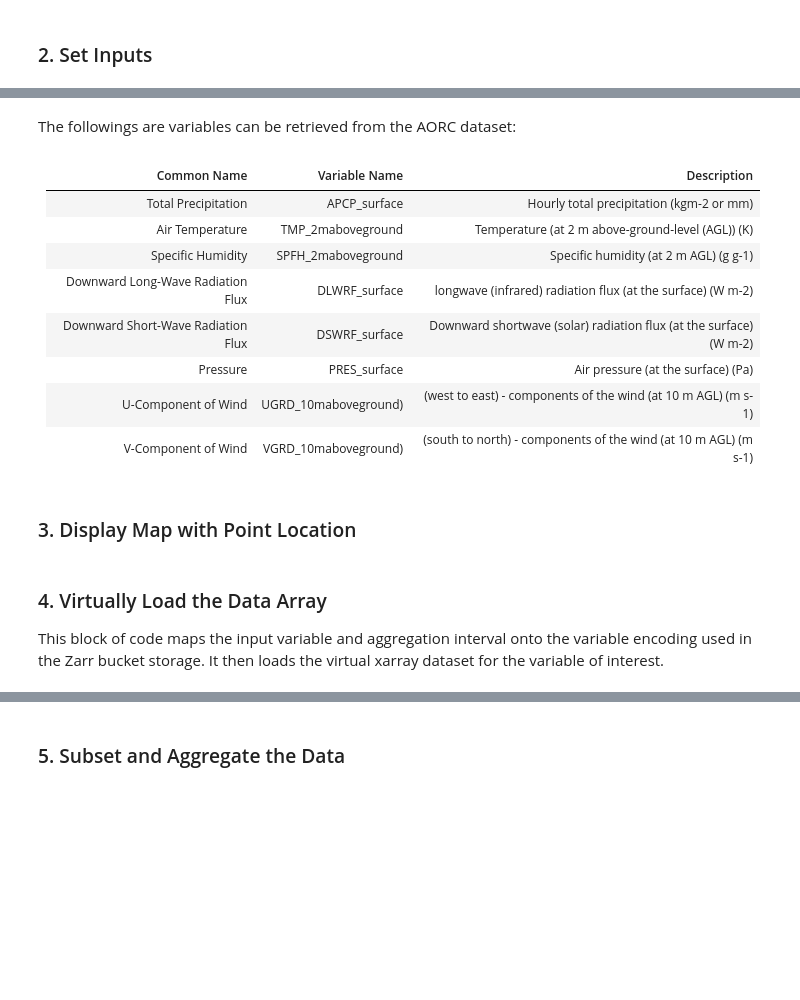
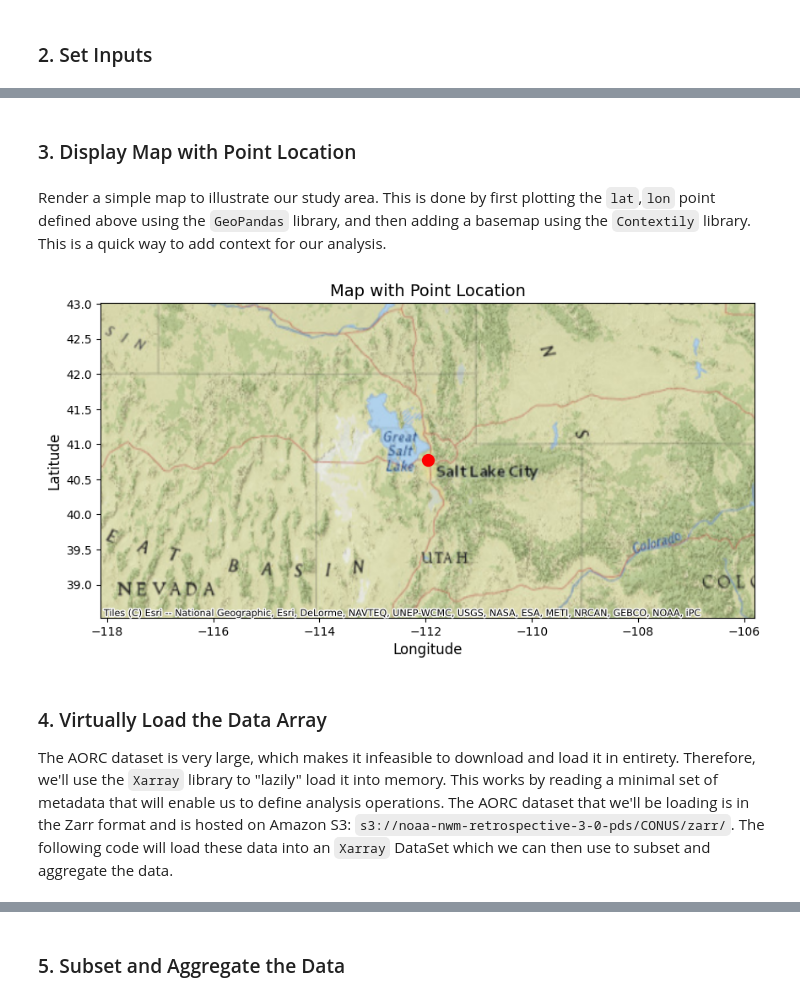
Before and after one commit to CUAHSI/notebooks, a Jupyter notebook: Data Access Examples/AORC - Retrieval of AORC Data for Hydrologic Analysis/AORC_Point_Data_Retrieval.ipynb, the cells around one changed output, grey strips where cells are left out. Drawn from its saved outputs; the diff is of its cells as text; code cells hidden in the pictures; blank space fills up the shorter version.

```diff
--- a/Data Access Examples/AORC - Retrieval of AORC Data for Hydrologic Analysis/AORC_Point_Data_Retrieval.ipynb
+++ b/Data Access Examples/AORC - Retrieval of AORC Data for Hydrologic Analysis/AORC_Point_Data_Retrieval.ipynb
@@ -82,14 +120,0 @@ lat = 40.77069
-# %% [markdown]
-
-The followings are variables can be retrieved from the AORC dataset:
-# %% [markdown]
-|Common Name|Variable Name|Description|
-|---|---|---|
-|Total Precipitation| APCP_surface | Hourly total precipitation (kgm-2 or mm) |
-|Air Temperature| TMP_2maboveground | Temperature (at 2 m above-ground-level (AGL)) (K) |
-|Specific Humidity| SPFH_2maboveground | Specific humidity (at 2 m AGL) (g g-1) |
-|Downward Long-Wave Radiation Flux| DLWRF_surface | longwave (infrared) radiation flux (at the surface) (W m-2) |
-|Downward Short-Wave Radiation Flux| DSWRF_surface | Downward shortwave (solar) radiation flux (at the surface) (W m-2) |
-|Pressure| PRES_surface | Air pressure (at the surface) (Pa) |
-|U-Component of Wind| UGRD_10maboveground) | (west to east) - components of the wind (at 10 m AGL) (m s-1) |
-|V-Component of Wind| VGRD_10maboveground) | (south to north) - components of the wind (at 10 m AGL) (m s-1)|
@@ -102,31 +121,39 @@ agg_interval = 'day'
 # %% [markdown]
 ### 3. Display Map with Point Location
+# %% [markdown]
+Render a simple map to illustrate our study area. This is done by first plotting the `lat`,`lon` point defined above using the `GeoPandas` library, and then adding a basemap using the `Contextily` library. This is a quick way to add context for our analysis.
 # %%
 # Point location
 point = Point(lon, lat)
 
 # Create a GeoDataFrame with the point
 gdf_point = gpd.GeoDataFrame(geometry=[point], crs=input_crs)
 
 # Create a layout for the plot
 fig, ax = plt.subplots(figsize=(10, 8))
 
 # Display the point location
 gdf_point.plot(ax=ax, color='red', marker='o', markersize=100, label='Point Location')
 
 # Add a topographic basemap using contextily
-ctx.add_basemap(ax, source=ctx.providers.Esri.NatGeoWorldMap, crs=gdf_point.crs.to_string(), alpha=1)
+ctx.add_basemap(ax,
+                source=ctx.providers.Esri.NatGeoWorldMap,
+                crs=gdf_point.crs.to_string(),
+                alpha=1)
 
 # Customize x and y axis labels
 ax.set_title("Map with Point Location", fontsize=14)
 ax.set_xlabel("Longitude", fontsize=12)
 ax.set_ylabel("Latitude", fontsize=12)
 
 # Show the plot
 plt.show()
+# %% [output]
+[figure, added]
 # %% [markdown]
 ### 4. Virtually Load the Data Array
-This block of code maps the input variable and aggregation interval onto the variable encoding used in the Zarr bucket storage.  It then loads the virtual xarray dataset for the variable of interest.
+
+The AORC dataset is very large, which makes it infeasible to download and load it in entirety. Therefore, we'll use the `Xarray` library to "lazily" load it into memory. This works by reading a minimal set of metadata that will enable us to define analysis operations. The AORC dataset that we'll be loading is in the Zarr format and is hosted on Amazon S3: `s3://noaa-nwm-retrospective-3-0-pds/CONUS/zarr/`. The following code will load these data into an `Xarray` DataSet which we can then use to subset and aggregate the data.
 # %%
 # Get the variable code
 variable_code = get_variable_code(variable_name)
```
Also changed, not shown: parts of 17 cells of this notebook.
